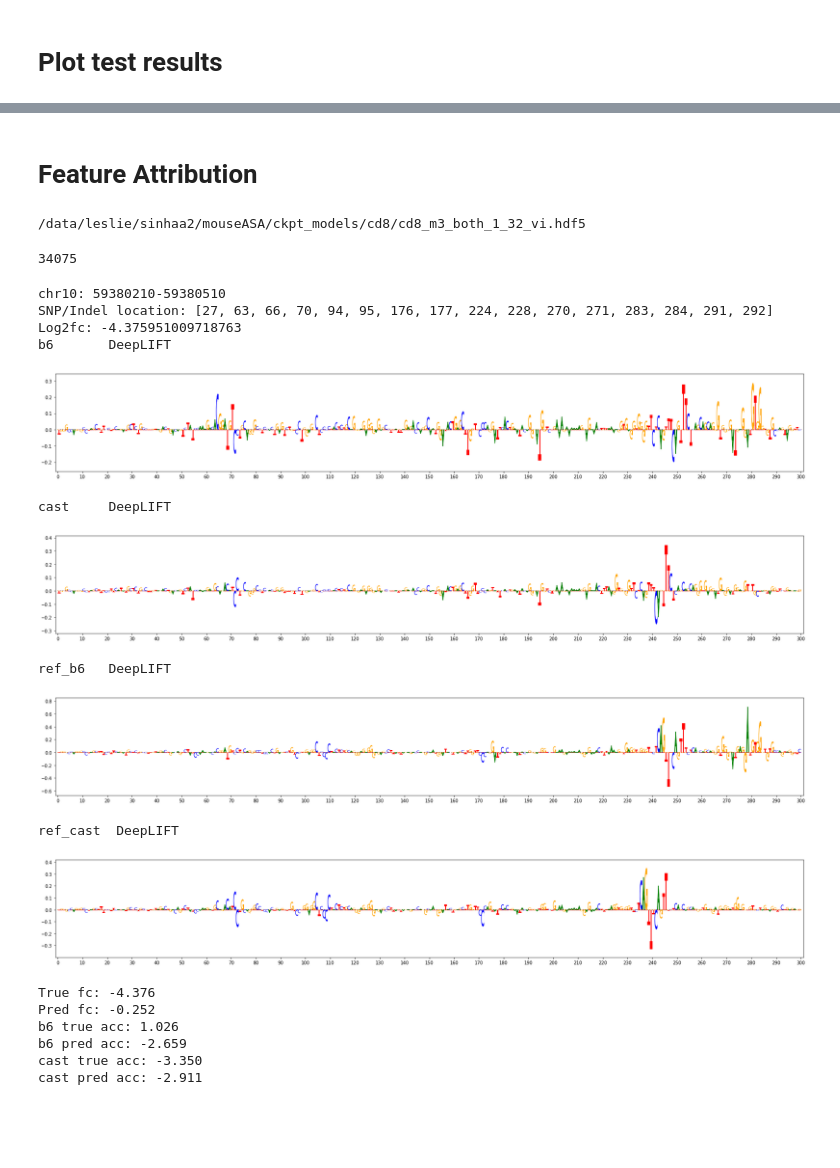
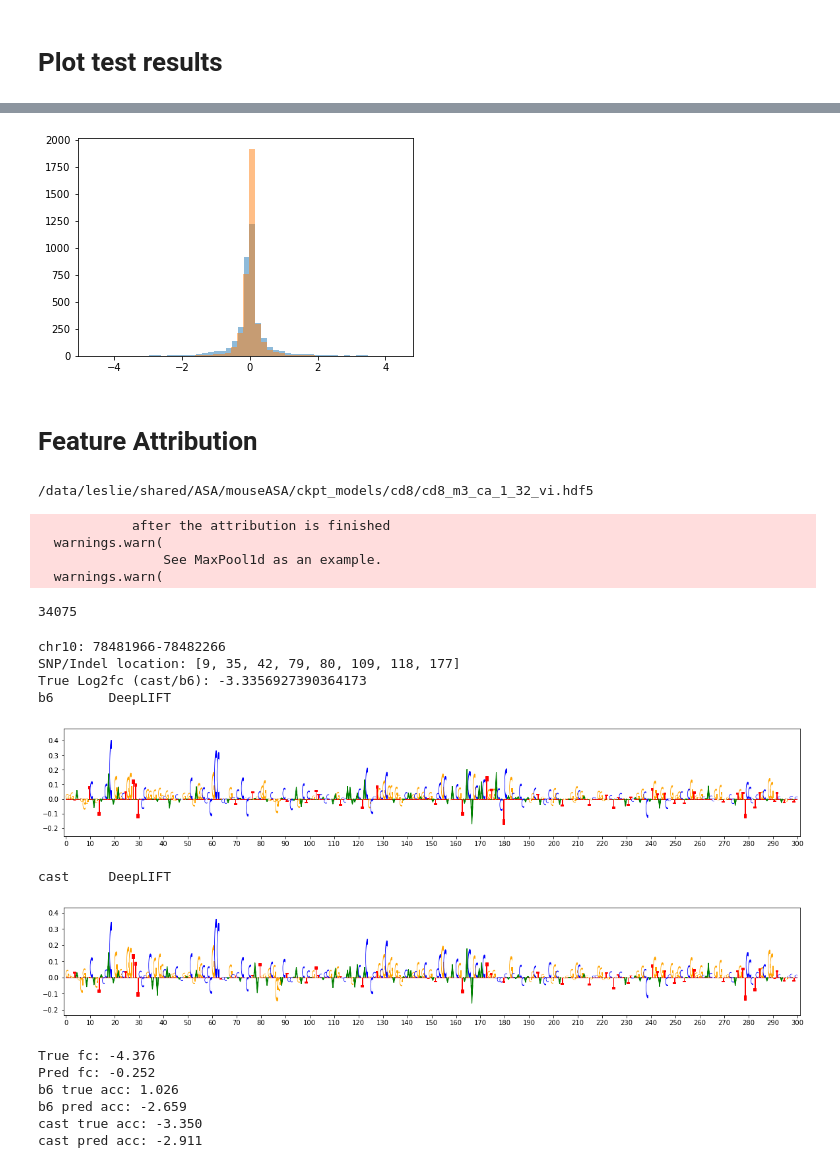
Before and after one commit to adityasinha379/mouseASA, a Jupyter notebook: scripts/analysis.ipynb, the cells around one changed output, grey strips where cells are left out. Saved outputs shown, nothing was run; the diff lists cells and outputs as text; code cells hidden in the pictures; blank space fills up the shorter version.

```diff
--- a/scripts/analysis.ipynb
+++ b/scripts/analysis.ipynb
@@ -151,3 +203,11 @@ plt.show()
+# %%
+import matplotlib.pyplot as plt
+# distribution of true and predicted log FC
+plt.hist(true_fc, bins=50, alpha=0.5)
+plt.hist(pred_fc, bins=50, alpha=0.5)
+plt.show()
+# %% [output]
+[figure, added]
 # %% [markdown]
 # Feature Attribution
 # %%
@@ -168,7 +228,7 @@ from run import alleleScan, load_data
 from captum.attr import IntegratedGradients, DeepLift
 DEVICE = 'cuda' if torch.cuda.is_available() else 'cpu'
 
-dataset = 'both'
+dataset = 'ca'
 model = alleleScan(2, 0.2)
 model.to(DEVICE)
 SAVEPATH = f'{basedir}mouseASA/ckpt_models/{ctype}/{ctype}_{modelname}_{dataset}_{use_prior}_{batchsize}{gc}{ident}.hdf5'
@@ -198,7 +258,11 @@ for i in tqdm( range(0, len(x_test), int(batchsize)) ):
 for k in attr.keys():
     attr[k] = np.concatenate(attr[k])
 # %% [output]
-/data/leslie/sinhaa2/mouseASA/ckpt_models/cd8/cd8_m3_both_1_32_vi.hdf5
+/data/leslie/shared/ASA/mouseASA/ckpt_models/cd8/cd8_m3_ca_1_32_vi.hdf5
+            after the attribution is finished
+  warnings.warn(
+                See MaxPool1d as an example.
+  warnings.warn(
 # %%
 if ident=='_vi':
     summits = pd.read_csv(aligndir+'cd8_old/yi_cd8_peaks_34075.csv',sep=',',index_col=0)
@@ -215,6 +279,24 @@ for i in chrom_test:
 chromsummits = np.concatenate(chromsummits)
 # %% [output]
 34075
+# %%
+import gzip
+
+def get_loci(mods, c, summit):
+    mod_c = [x for x in mods if '\t'+str(c)+'\t' in x]
+    mod_c = pd.DataFrame([x.split('\t') for x in mod_c])
+    mod_c[2] = mod_c[2].astype(int)
+    temp = mod_c.iloc[np.where(np.logical_and(mod_c[2]>=summit-150, mod_c[2]<=summit+150))[0], :]
+    # insert clever code to deal with dels
+    loci = list(temp[2]-(summit-150)+1)
+    return loci
+
+# load modfile for SNP and indel locations
+modfile = aligndir+'gen/cast.mod'
+with gzip.open(modfile,'rt') as f:
+    mods = f.read().split('\n')
+    mods = [x for x in mods if not x.startswith('#')][:-1]            # filter out header lines
+    mods = [x for x in mods for c in chrom_test if '\t'+str(c)+'\t' in x]   # filter to only the chromosomes of interest
 # %%
 # Get sorted fc for ranking of differentially accessible peaks
 temp = np.sort( np.abs(true_fc) )[::-1]
@@ -222,63 +304,48 @@ temp = np.sort( np.abs(true_fc) )[::-1]
 from Bio.Seq import Seq
 from Bio import pairwise2
 import deeplift
 from deeplift.visualization import viz_sequence
+import matplotlib.patches
 
-rank = 1       # fold change rank of true accessibility change
+rank = 5       # fold change rank of true accessibility change
 i = np.where(np.abs(true_fc)==temp[rank-1])[0][0]
 if i>=len( np.array(summits.loc[np.where(summits[0]==chrom_test[0])[0],1]) ):
     c = chrom_test[1]
 else:
     c = chrom_test[0]
 
 seq_b6 = x_test_dna[i]
-seq_ca = x_test_dna[len(x_test)//2+i]
+seq_ca = x_test_dna[len(x_test_dna)//2+i]
 
-temp1 = pairwise2.format_alignment(*pairwise2.align.localxx(Seq(seq_b6), Seq(seq_ca) )[0]).split('\n')
 # get locations of SNPs and indels
-idx = []
-cnt = 0
-for j in range(1,len(temp1[0])):
-    if temp1[1][j]==' ':
-        if temp1[0][j]=='-':
-            cnt+=1
-        if temp1[1][j-1]!=' ':
-            idx.append(j-cnt)
+idx = get_loci(mods, c, chromsummits[i])
 
 print(f'chr{c}: {chromsummits[i]-150}-{chromsummits[i]+150}')
 print('SNP/Indel location:', idx)
-print('Log2fc:', true_fc[i])
+print('True Log2fc (cast/b6):', true_fc[i])
 
 for k in attr.keys():
     if k=='ig':
         method_name = 'Integrated Gradient'
     elif k=='dl':
         method_name = 'DeepLIFT'
 
     scores_b6 = x_test[i]*attr[k][i].T
     scores_ca = x_test[i+len(x_test)//2]*attr[k][i+len(x_test)//2].T
     print('b6      ', method_name)
-    viz_sequence.plot_weights(scores_b6, subticks_frequency=10, figsize = (30,4))
+    viz_sequence.plot_weights(scores_b6, subticks_frequency=10, figsize = (20,3))
+#     for k in idx:
+#         ax.axvline(k-1,c='k')
     print('cast    ', method_name)
-    viz_sequence.plot_weights(scores_ca, subticks_frequency=10, figsize = (30,4))
-    scores_ref = x_test[i]*attr_ref[k][i].T
-    print('ref_b6  ', method_name)
-    viz_sequence.plot_weights(scores_ref, subticks_frequency=10, figsize = (30,4))
-    scores_ref = x_test[i+len(x_test)//2]*attr_ref[k][i+len(x_test)//2].T
-    print('ref_cast ', method_name)
-    viz_sequence.plot_weights(scores_ref, subticks_frequency=10, figsize = (30,4))
+    viz_sequence.plot_weights(scores_ca, subticks_frequency=10, figsize = (20,3))
 # %% [output]
-chr10: 59380210-59380510
-SNP/Indel location: [27, 63, 66, 70, 94, 95, 176, 177, 224, 228, 270, 271, 283, 284, 291, 292]
-Log2fc: -4.375951009718763
+chr10: 78481966-78482266
+SNP/Indel location: [9, 35, 42, 79, 80, 109, 118, 177]
+True Log2fc (cast/b6): -3.3356927390364173
 b6       DeepLIFT
-[figure, old version]
+[figure, new version]
 cast     DeepLIFT
-[figure, old version]
+[figure, new version]
-ref_b6   DeepLIFT
-[figure, removed]
-ref_cast  DeepLIFT
-[figure, removed]
 # %%
 print('True fc: {:.3f}'.format(true_fc[i]) )
 print('Pred fc: {:.3f}'.format(pred_fc[i]) )
```
Also changed, not shown: parts of 8 cells of this notebook, 7 other files.
